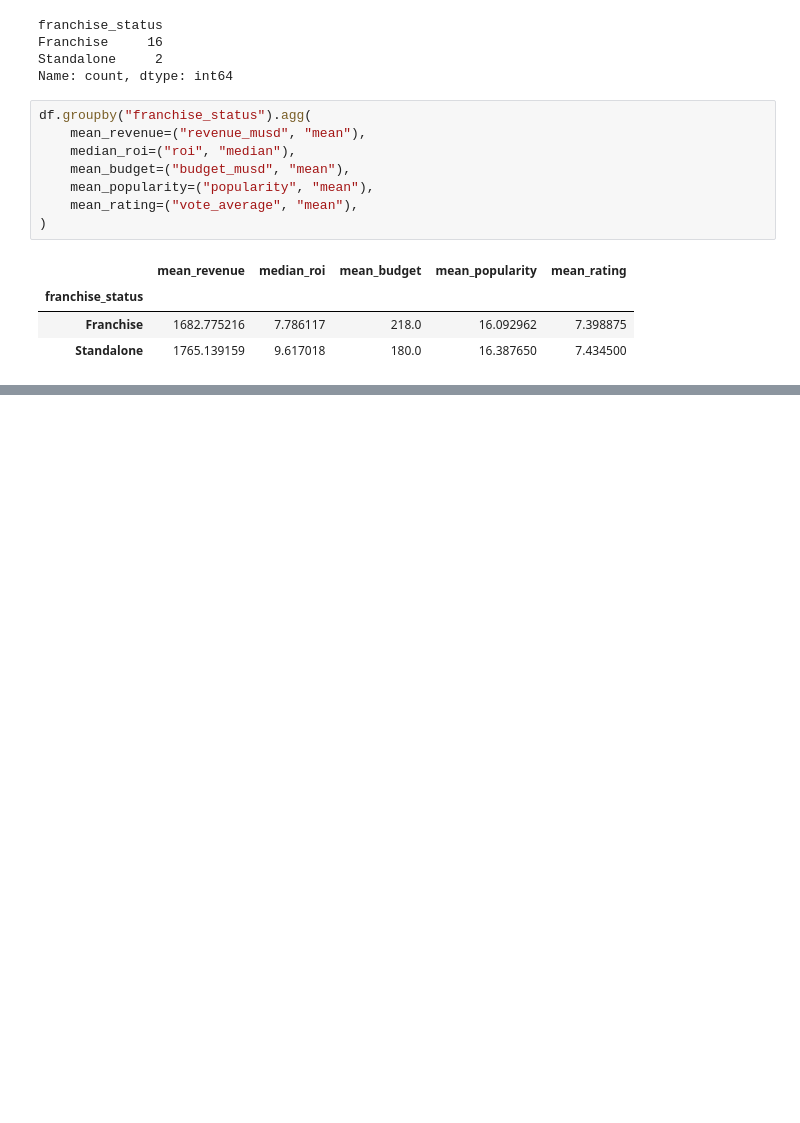
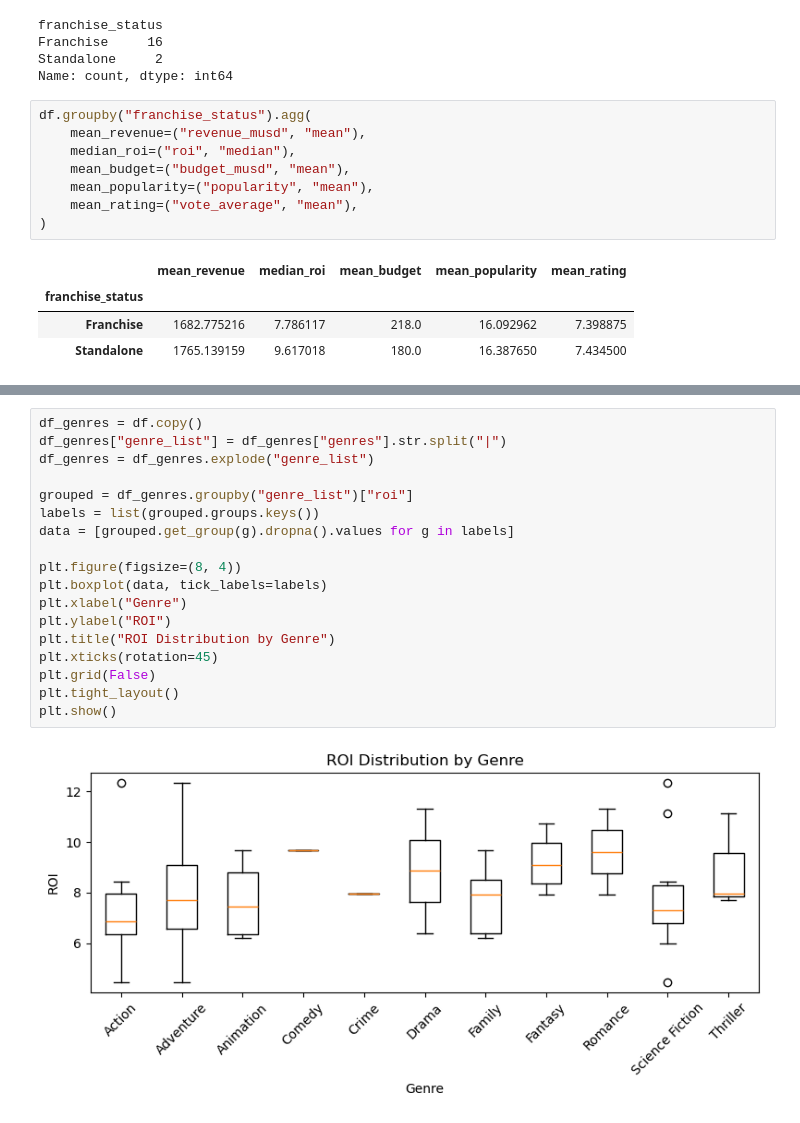
Before and after one commit to NadiaHirwa/tmdb-movies-analysis, a Jupyter notebook: analysis.ipynb, the cells around one changed output, grey strips where cells are left out. Cells and saved outputs as stored; diff of their text form; blank space fills up the shorter version.

```diff
--- a/analysis.ipynb
+++ b/analysis.ipynb
@@ -286,0 +372,20 @@ df.groupby("franchise_status").agg(
+# %%
+df_genres = df.copy()
+df_genres["genre_list"] = df_genres["genres"].str.split("|")
+df_genres = df_genres.explode("genre_list")
+
+grouped = df_genres.groupby("genre_list")["roi"]
+labels = list(grouped.groups.keys())
+data = [grouped.get_group(g).dropna().values for g in labels]
+
+plt.figure(figsize=(8, 4))
+plt.boxplot(data, tick_labels=labels)
+plt.xlabel("Genre")
+plt.ylabel("ROI")
+plt.title("ROI Distribution by Genre")
+plt.xticks(rotation=45)
+plt.grid(False)
+plt.tight_layout()
+plt.show()
+# %% [output]
+[figure, added]
```
Also changed, not shown: parts of 14 cells of this notebook.
